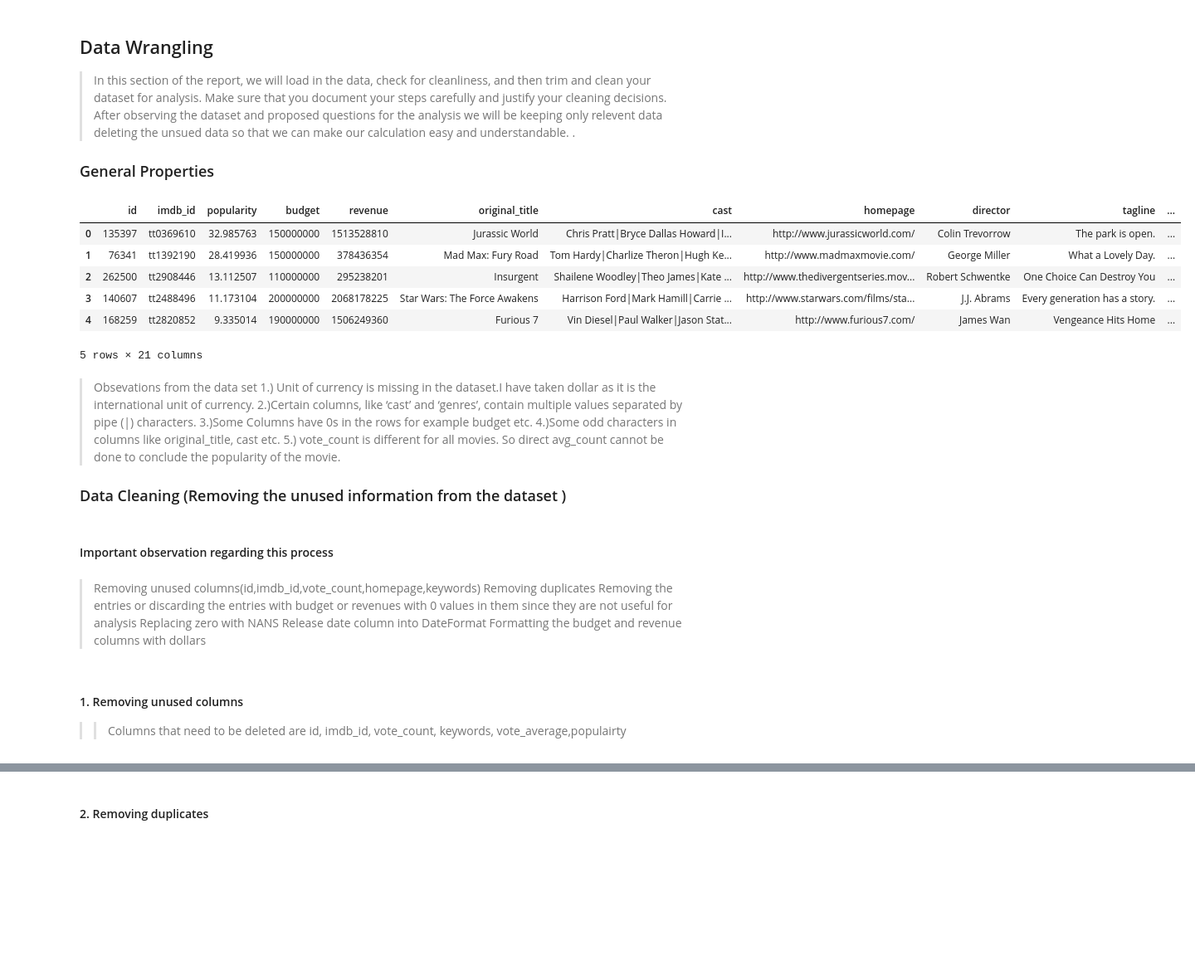
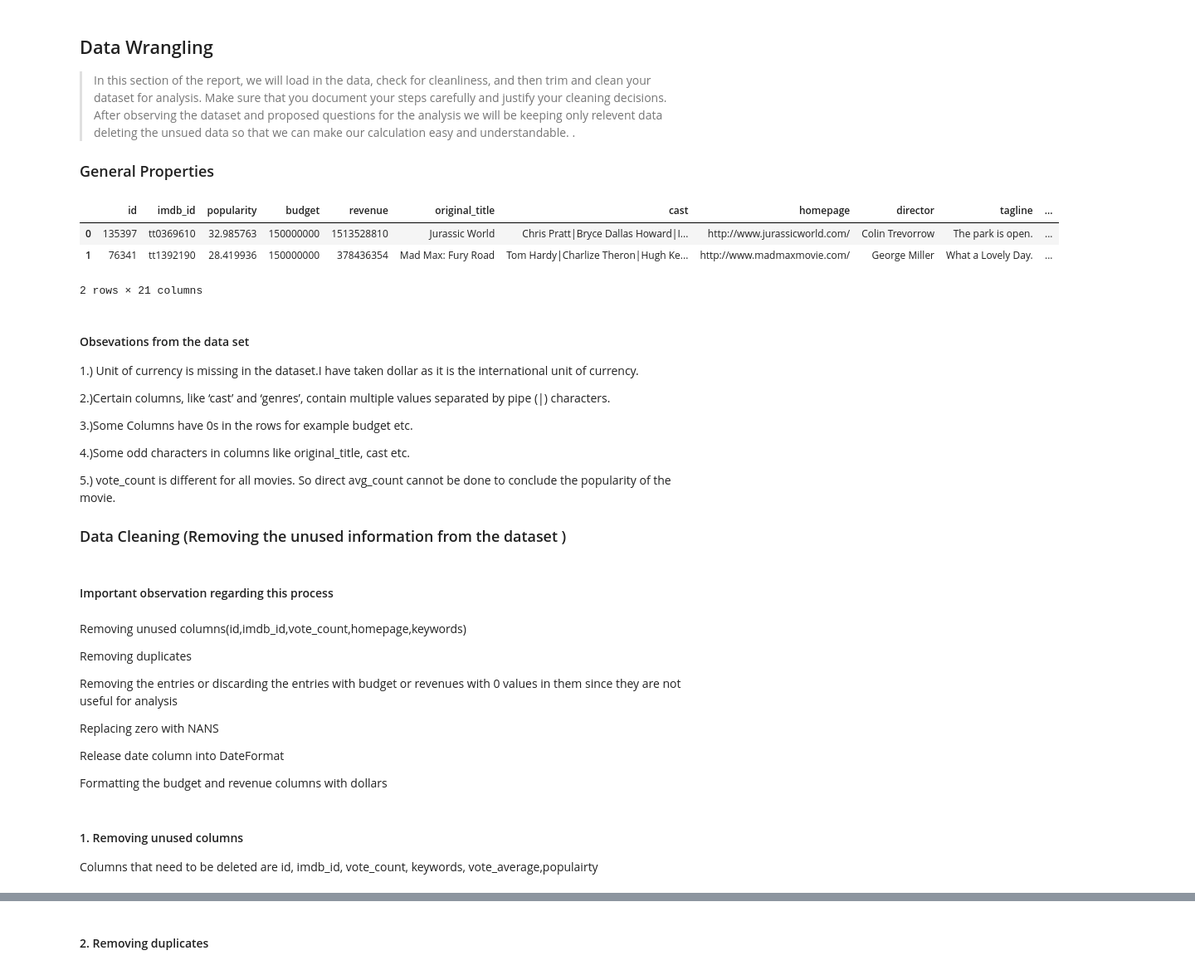
Before and after one commit to sarvani4592/Investiagate_A_Data_Set, a Jupyter notebook: investigate-a-dataset-template.ipynb/investigate-a-dataset-template.ipynb, the cells around one changed output, grey strips where cells are left out. Shown at 83% size. Drawn from its saved outputs; the diff is of its cells as text; code cells hidden in the pictures; blank space fills up the shorter version.

```diff
--- a/investigate-a-dataset-template.ipynb/investigate-a-dataset-template.ipynb
+++ b/investigate-a-dataset-template.ipynb/investigate-a-dataset-template.ipynb
@@ -55,38 +76,45 @@ After observing the dataset and proposed questions for the analysis we will be k
 # %%
 # Load your data and print out a few lines. Perform operations to inspect data
 #   types and look for instances of missing or possibly errant data.
 #loading the csv file and storing it in the variable "tmbd_data"
 tmdb_data = pd.read_csv('tmdb-movies.csv')
 #printing first five rows with defined columns of tmdb-movies database
-tmdb_data.head()
+tmdb_data.head(2)
 # %% [output]
 |  | id | imdb_id | popularity | budget | revenue | original_title | cast | homepage | director | tagline | ... |
 | 0 | 135397 | tt0369610 | 32.985763 | 150000000 | 1513528810 | Jurassic World | Chris Pratt|Bryce Dallas Howard|I... | http://www.jurassicworld.com/ | Colin Trevorrow | The park is open. | ... |
 | 1 | 76341 | tt1392190 | 28.419936 | 150000000 | 378436354 | Mad Max: Fury Road | Tom Hardy|Charlize Theron|Hugh Ke... | http://www.madmaxmovie.com/ | George Miller | What a Lovely Day. | ... |
-| 2 | 262500 | tt2908446 | 13.112507 | 110000000 | 295238201 | Insurgent | Shailene Woodley|Theo James|Kate ... | http://www.thedivergentseries.mov... | Robert Schwentke | One Choice Can Destroy You | ... |
-| 3 | 140607 | tt2488496 | 11.173104 | 200000000 | 2068178225 | Star Wars: The Force Awakens | Harrison Ford|Mark Hamill|Carrie ... | http://www.starwars.com/films/sta... | J.J. Abrams | Every generation has a story. | ... |
-| 4 | 168259 | tt2820852 | 9.335014 | 190000000 | 1506249360 | Furious 7 | Vin Diesel|Paul Walker|Jason Stat... | http://www.furious7.com/ | James Wan | Vengeance Hits Home | ... |
-5 rows × 21 columns
+2 rows × 21 columns
 # %% [markdown]
-> Obsevations from the data set
+#### Obsevations from the data set
+
 1.) Unit of currency is missing in the dataset.I have taken dollar as it is the international unit of currency.
+
 2.)Certain columns, like ‘cast’ and ‘genres’, contain multiple values separated by pipe (|) characters.
+
 3.)Some Columns have 0s in the rows for example budget etc.
+
 4.)Some odd characters in columns like original_title, cast etc.
+
 5.) vote_count is different for all movies. So direct avg_count cannot be done to conclude the popularity of the movie.
 
 ### Data Cleaning (Removing the unused information from the dataset )
 # %% [markdown]
 #### Important observation regarding this process
 # %% [markdown]
-> Removing unused columns(id,imdb_id,vote_count,homepage,keywords)
-> Removing duplicates
-> Removing the entries or discarding the entries with budget or revenues with 0 values in them since they are not useful for analysis
->Replacing zero with NANS
->Release date column into DateFormat
->Formatting the budget and revenue columns with dollars
+Removing unused columns(id,imdb_id,vote_count,homepage,keywords)
+
+Removing duplicates
+
+Removing the entries or discarding the entries with budget or revenues with 0 values in them since they are not useful for analysis
+
+Replacing zero with NANS
+
+Release date column into DateFormat
+
+Formatting the budget and revenue columns with dollars
 # %% [markdown]
 #### 1. Removing unused columns
->> Columns that need to be deleted are id, imdb_id, vote_count, keywords, vote_average,populairty
+ Columns that need to be deleted are id, imdb_id, vote_count, keywords, vote_average,populairty
 # %%
 #creating a list of columb to be deleted
```
Also changed, not shown: parts of 54 cells of this notebook, 10 other files.
